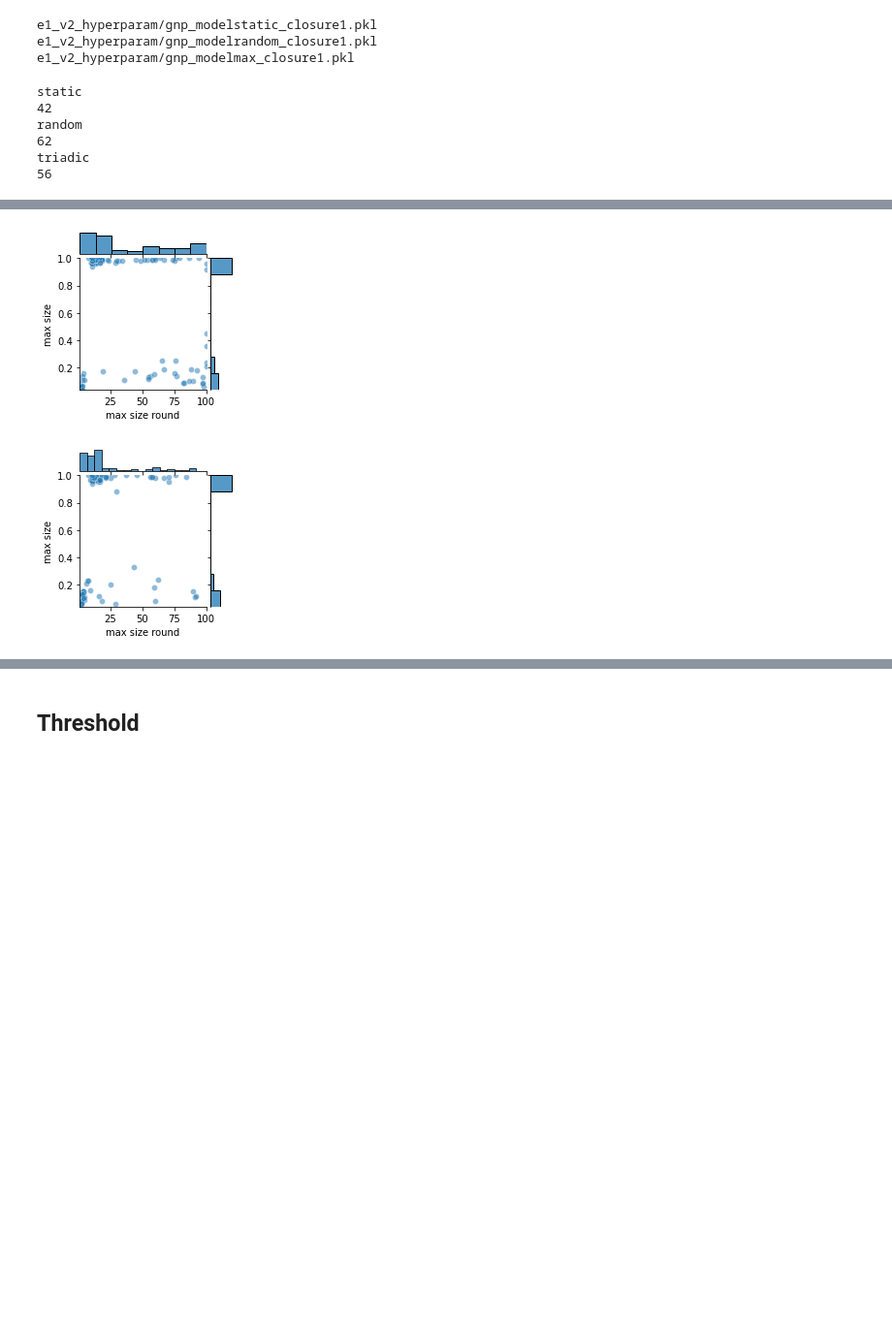
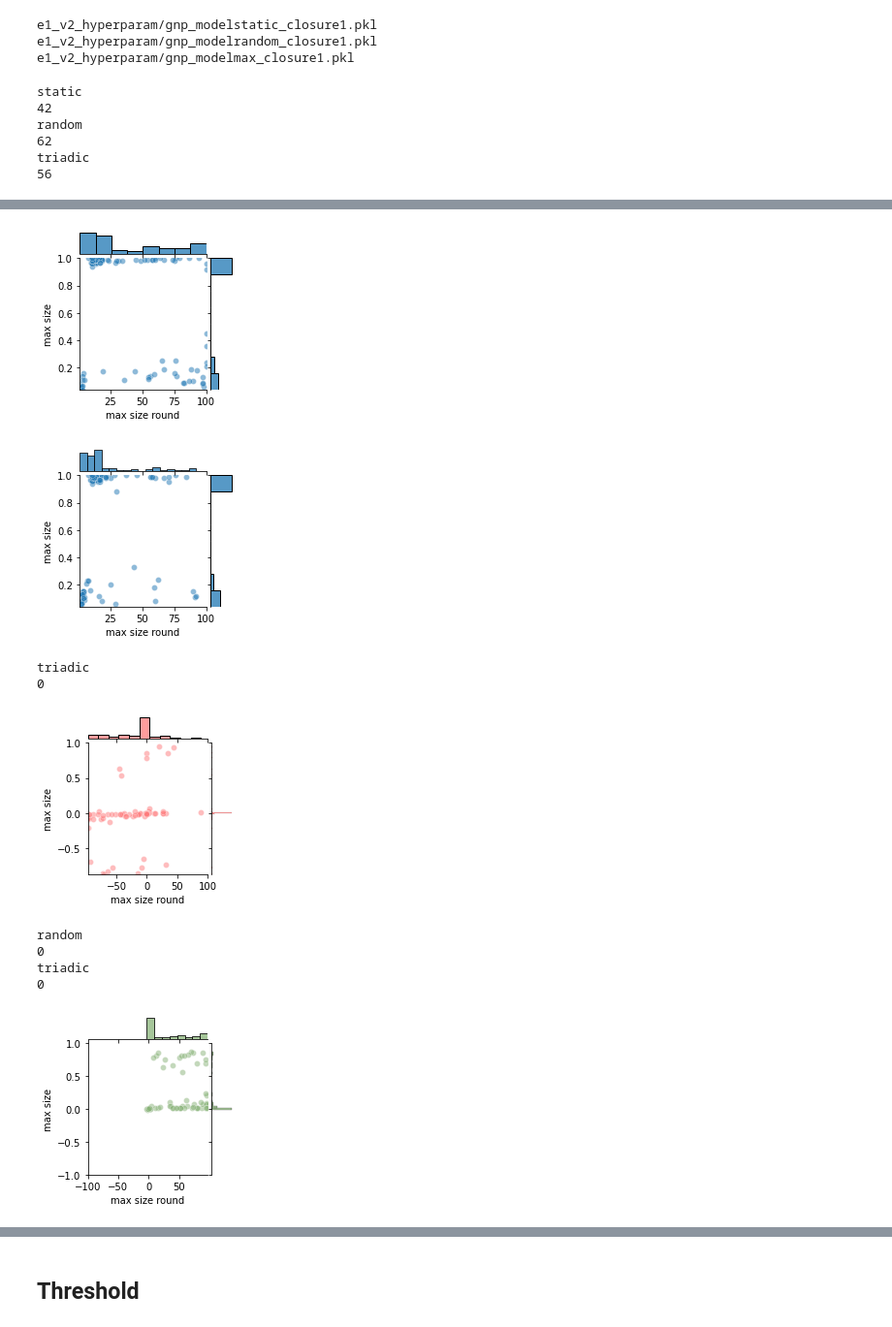
Before and after one commit to cephcyn/cornell_cs6850_triadicclosure, a Jupyter notebook: graphing.ipynb, the cells around one changed output, grey strips where cells are left out. Shown at 97% size. Saved outputs shown, nothing was run; the diff lists cells and outputs as text; code cells hidden in the pictures; blank space fills up the shorter version.

Commit message:
added graph for mini

```diff
--- a/graphing.ipynb
+++ b/graphing.ipynb
@@ -545,14 +545,40 @@ e1_v2_hyperparam/gnp_modelstatic_closure1.pkl
 e1_v2_hyperparam/gnp_modelrandom_closure1.pkl
 e1_v2_hyperparam/gnp_modelmax_closure1.pkl
 # %%
-data = plot_individual_joints(data_d, selected_closure_methods, 'fig/edge-{}')
+data = plot_individual_joints(data_d, selected_closure_methods, f'fig/edge-{graph_type}' + '-{}')
+def plot_edge_minus_random(data_d):
+    for name, v in data_d.items():
+        if name == "random" or name == 'static': continue
+        data_d[name]['max_size_rounds'] = data_d[name]['max_size_rounds'] - data_d['random']['max_size_rounds']
+        data_d[name]['max_sizes'] = data_d[name]['max_sizes'] - data_d['random']['max_sizes']
+    # del (data_d['static'])
+    plot_individual_joints(data_d, ['triadic'], f'fig/edge-{graph_type}' + '-minus-random-{}', color=sns.xkcd_rgb['salmon pink'])
+plot_edge_minus_random(data_d)
+def plot_edge_minus_static(data_d):
+    for name, v in data_d.items():
+        if name == "static": continue
+        data_d[name]['max_size_rounds'] = data_d[name]['max_size_rounds'] - data_d['static']['max_size_rounds']
+        data_d[name]['max_sizes'] = data_d[name]['max_sizes'] - data_d['static']['max_sizes']
+    # del (data_d['static'])
+
+    data = plot_individual_joints(data_d, ['random', 'triadic'], f'fig/edge-{graph_type}' + '-minus-static-{}', color=sns.xkcd_rgb['sage green'])
+
+plot_edge_minus_static(data_d)
 # %% [output]
 static
 42
 random
 62
 triadic
 56
 [figure]
 [figure]
 [figure]
+triadic
+0
+[figure, added]
+random
+0
+triadic
+0
+[figure, added]
```
Also changed, not shown: parts of 6 cells of this notebook.
